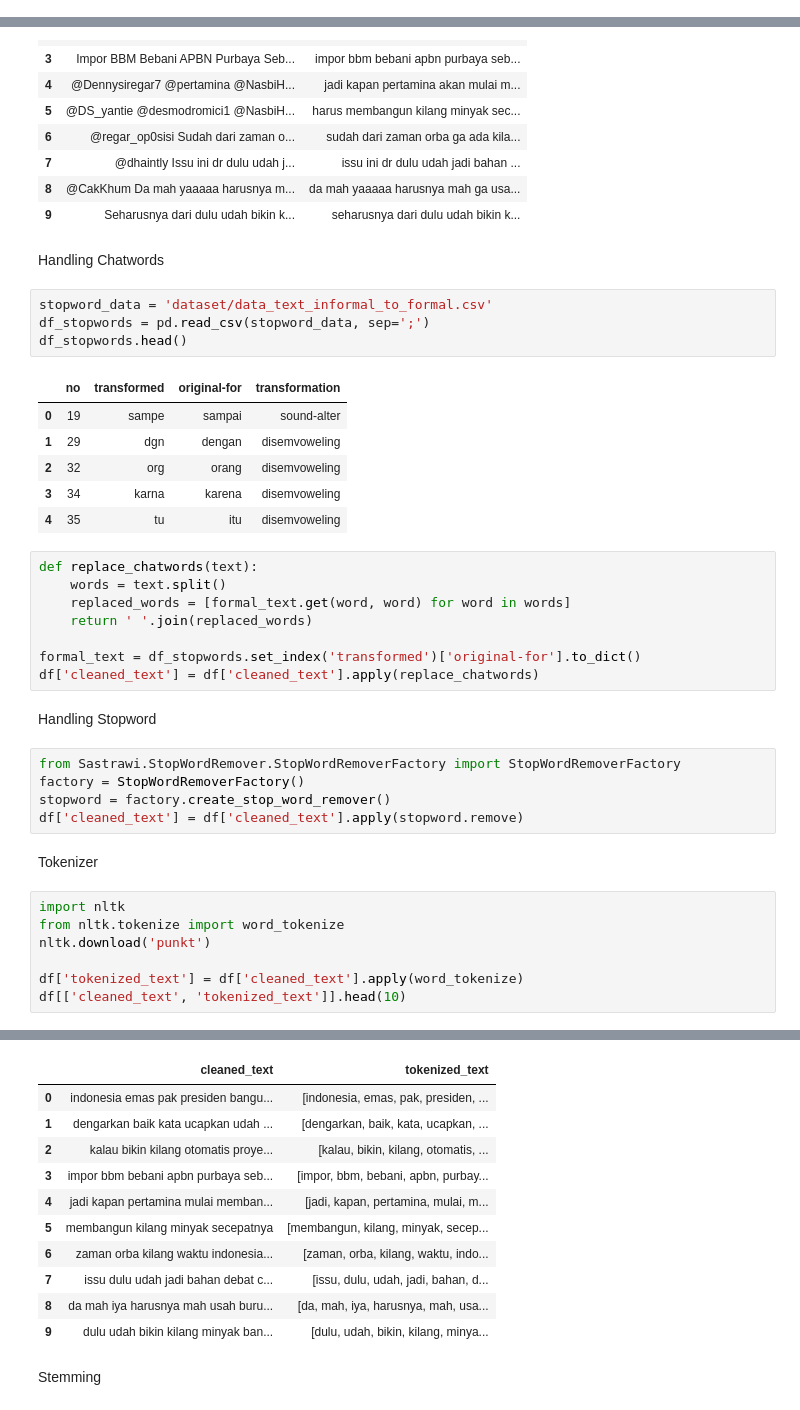
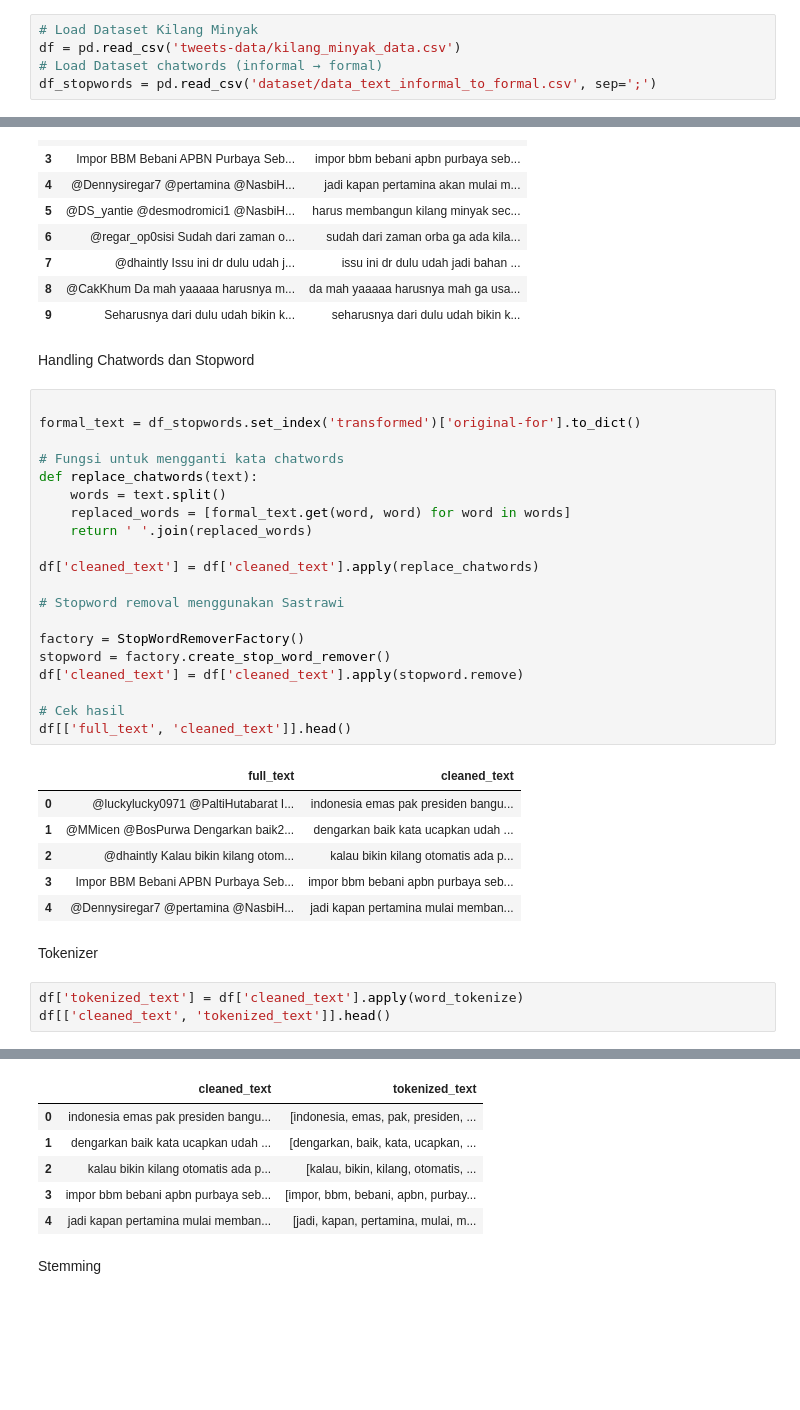
Before and after one commit to Kinan192/Text-Processing-Kilang-Minyak, a Jupyter notebook: main.ipynb, the cells around one changed output, grey strips where cells are left out. Drawn from its saved outputs; the diff is of its cells as text; blank space fills up the shorter version.

```diff
--- a/main.ipynb
+++ b/main.ipynb
@@ -10 +20,6 @@ df = pd.read_csv('tweets-data/kilang_minyak_data.csv')
+# %%
+# Load Dataset Kilang Minyak
+df = pd.read_csv('tweets-data/kilang_minyak_data.csv')
+# Load Dataset chatwords (informal → formal)
+df_stopwords = pd.read_csv('dataset/data_text_informal_to_formal.csv', sep=';')
 # %% [markdown]
@@ -36,40 +51,37 @@ df[['full_text', 'cleaned_text']].head(10)
 | 8 | @CakKhum Da mah yaaaaa harusnya m... | da mah yaaaaa harusnya mah ga usa... |
 | 9 | Seharusnya dari dulu udah bikin k... | seharusnya dari dulu udah bikin k... |
 # %% [markdown]
-Handling Chatwords
+Handling Chatwords dan Stopword
-# %%
-stopword_data = 'dataset/data_text_informal_to_formal.csv'
-df_stopwords = pd.read_csv(stopword_data, sep=';')
-df_stopwords.head()
-# %% [output]
-|  | no | transformed | original-for | transformation |
-| 0 | 19 | sampe | sampai | sound-alter |
-| 1 | 29 | dgn | dengan | disemvoweling |
-| 2 | 32 | org | orang | disemvoweling |
-| 3 | 34 | karna | karena | disemvoweling |
-| 4 | 35 | tu | itu | disemvoweling |
 # %%
+
+formal_text = df_stopwords.set_index('transformed')['original-for'].to_dict()
+
+# Fungsi untuk mengganti kata chatwords
 def replace_chatwords(text):
     words = text.split()
     replaced_words = [formal_text.get(word, word) for word in words]
     return ' '.join(replaced_words)
 
-formal_text = df_stopwords.set_index('transformed')['original-for'].to_dict()
 df['cleaned_text'] = df['cleaned_text'].apply(replace_chatwords)
+
+# Stopword removal menggunakan Sastrawi
+
+factory = StopWordRemoverFactory()
+stopword = factory.create_stop_word_remover()
+df['cleaned_text'] = df['cleaned_text'].apply(stopword.remove)
+
+# Cek hasil
+df[['full_text', 'cleaned_text']].head()
+# %% [output]
+|  | full_text | cleaned_text |
+| 0 | @luckylucky0971 @PaltiHutabarat I... | indonesia emas pak presiden bangu... |
+| 1 | @MMicen @BosPurwa Dengarkan baik2... | dengarkan baik kata ucapkan udah ... |
+| 2 | @dhaintly Kalau bikin kilang otom... | kalau bikin kilang otomatis ada p... |
+| 3 | Impor BBM Bebani APBN Purbaya Seb... | impor bbm bebani apbn purbaya seb... |
+| 4 | @Dennysiregar7 @pertamina @NasbiH... | jadi kapan pertamina mulai memban... |
-# %% [markdown]
-Handling Stopword
-# %%
-from Sastrawi.StopWordRemover.StopWordRemoverFactory import StopWordRemoverFactory
-factory = StopWordRemoverFactory()
-stopword = factory.create_stop_word_remover()
-df['cleaned_text'] = df['cleaned_text'].apply(stopword.remove)
 # %% [markdown]
 Tokenizer
 # %%
-import nltk
-from nltk.tokenize import word_tokenize
-nltk.download('punkt')
-
 df['tokenized_text'] = df['cleaned_text'].apply(word_tokenize)
-df[['cleaned_text', 'tokenized_text']].head(10)
+df[['cleaned_text', 'tokenized_text']].head()
 # %% [output]
@@ -79,14 +88,9 @@ df[['cleaned_text', 'tokenized_text']].head(10)
 |  | cleaned_text | tokenized_text |
 | 0 | indonesia emas pak presiden bangu... | [indonesia, emas, pak, presiden, ... |
 | 1 | dengarkan baik kata ucapkan udah ... | [dengarkan, baik, kata, ucapkan, ... |
-| 2 | kalau bikin kilang otomatis proye... | [kalau, bikin, kilang, otomatis, ... |
+| 2 | kalau bikin kilang otomatis ada p... | [kalau, bikin, kilang, otomatis, ... |
 | 3 | impor bbm bebani apbn purbaya seb... | [impor, bbm, bebani, apbn, purbay... |
 | 4 | jadi kapan pertamina mulai memban... | [jadi, kapan, pertamina, mulai, m... |
-| 5 | membangun kilang minyak secepatnya | [membangun, kilang, minyak, secep... |
-| 6 | zaman orba kilang waktu indonesia... | [zaman, orba, kilang, waktu, indo... |
-| 7 | issu dulu udah jadi bahan debat c... | [issu, dulu, udah, jadi, bahan, d... |
-| 8 | da mah iya harusnya mah usah buru... | [da, mah, iya, harusnya, mah, usa... |
-| 9 | dulu udah bikin kilang minyak ban... | [dulu, udah, bikin, kilang, minya... |
 # %% [markdown]
 Stemming
 # %%
```
Also changed, not shown: parts of 13 cells of this notebook, 1 other file.
